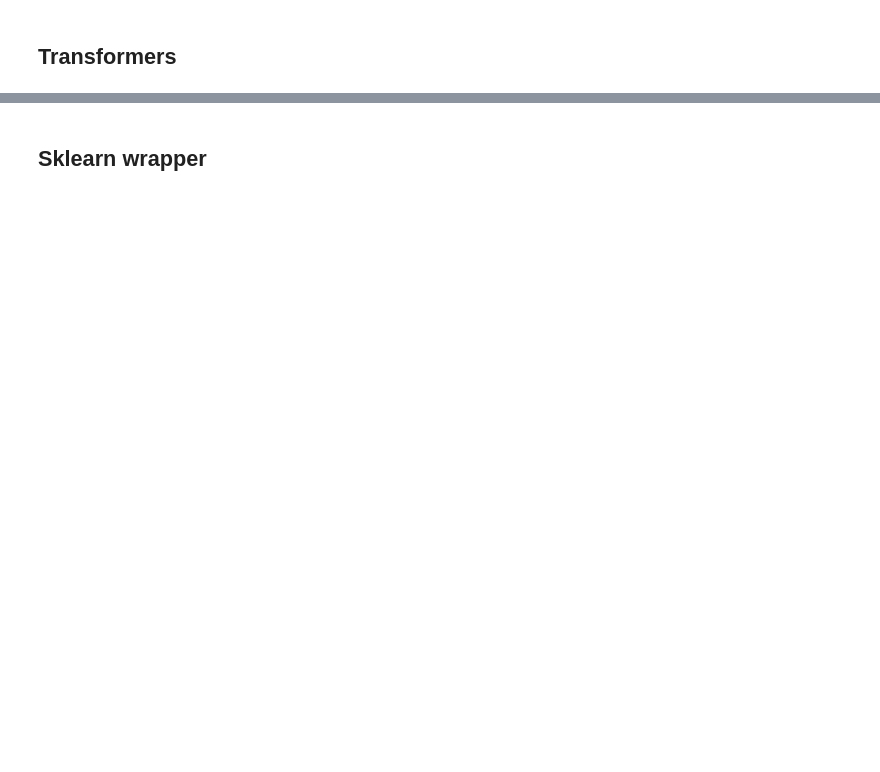
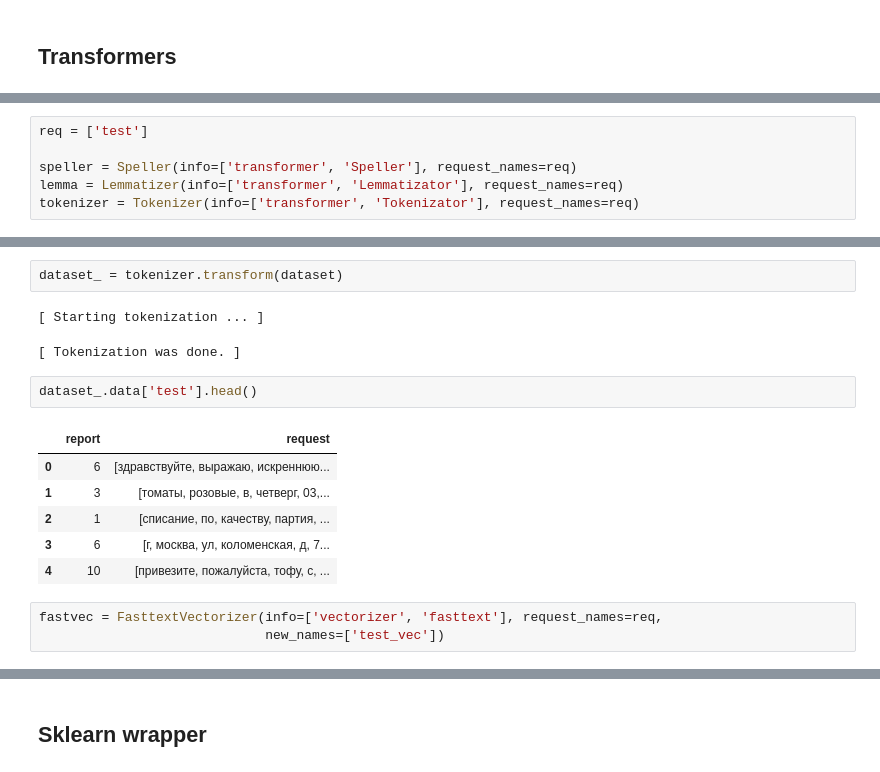
Before and after one commit to kudep/DeepBurtsev, a Jupyter notebook: Test of classes.ipynb, the cells around one changed output, grey strips where cells are left out. Drawn from its saved outputs; the diff is of its cells as text; blank space fills up the shorter version.

Commit message:
refactor: refactor skwrapper, transformers and pipeline;

```diff
--- a/Test of classes.ipynb
+++ b/Test of classes.ipynb
@@ -398,0 +478,6 @@ class FasttextVectorizer(BaseTransformer):
+# %%
+req = ['test']
+
+speller = Speller(info=['transformer', 'Speller'], request_names=req)
+lemma = Lemmatizer(info=['transformer', 'Lemmatizator'], request_names=req)
+tokenizer = Tokenizer(info=['transformer', 'Tokenizator'], request_names=req)
@@ -398,0 +489,17 @@ class FasttextVectorizer(BaseTransformer):
+# %%
+dataset_ = tokenizer.transform(dataset)
+# %% [output]
+[ Starting tokenization ... ]
+[ Tokenization was done. ]
+# %%
+dataset_.data['test'].head()
+# %% [output]
+|  | report | request |
+| 0 | 6 | [здравствуйте, выражаю, искреннюю... |
+| 1 | 3 | [томаты, розовые, в, четверг, 03,... |
+| 2 | 1 | [списание, по, качеству, партия, ... |
+| 3 | 6 | [г, москва, ул, коломенская, д, 7... |
+| 4 | 10 | [привезите, пожалуйста, тофу, с, ... |
+# %%
+fastvec = FasttextVectorizer(info=['vectorizer', 'fasttext'], request_names=req,
+                             new_names=['test_vec'])
```
Also changed, not shown: parts of 41 cells of this notebook.
